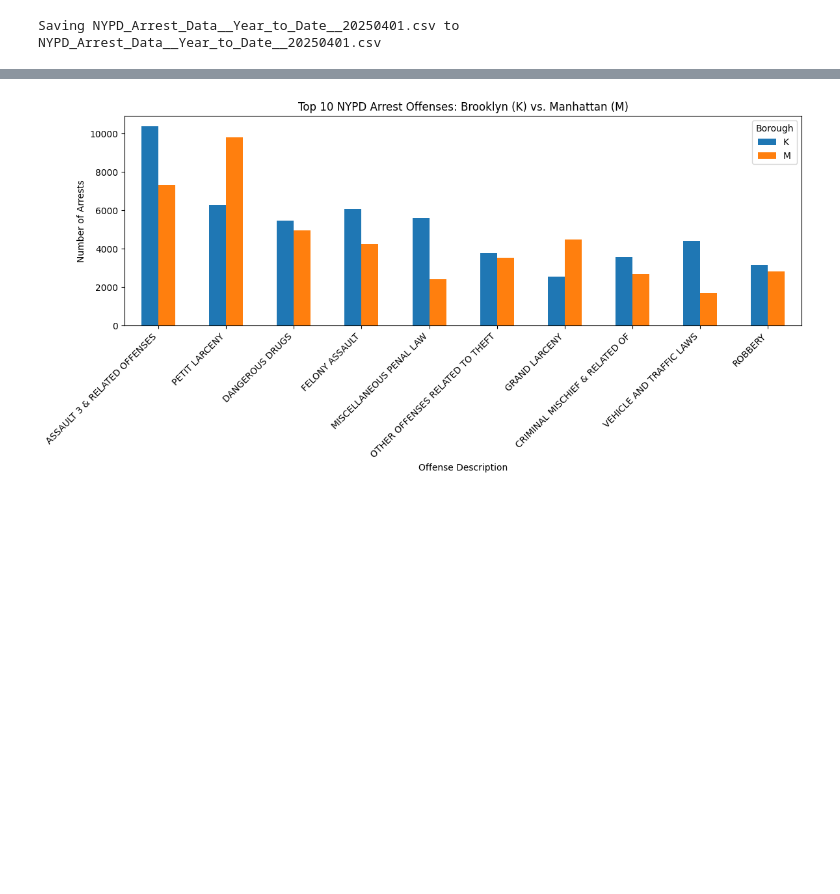
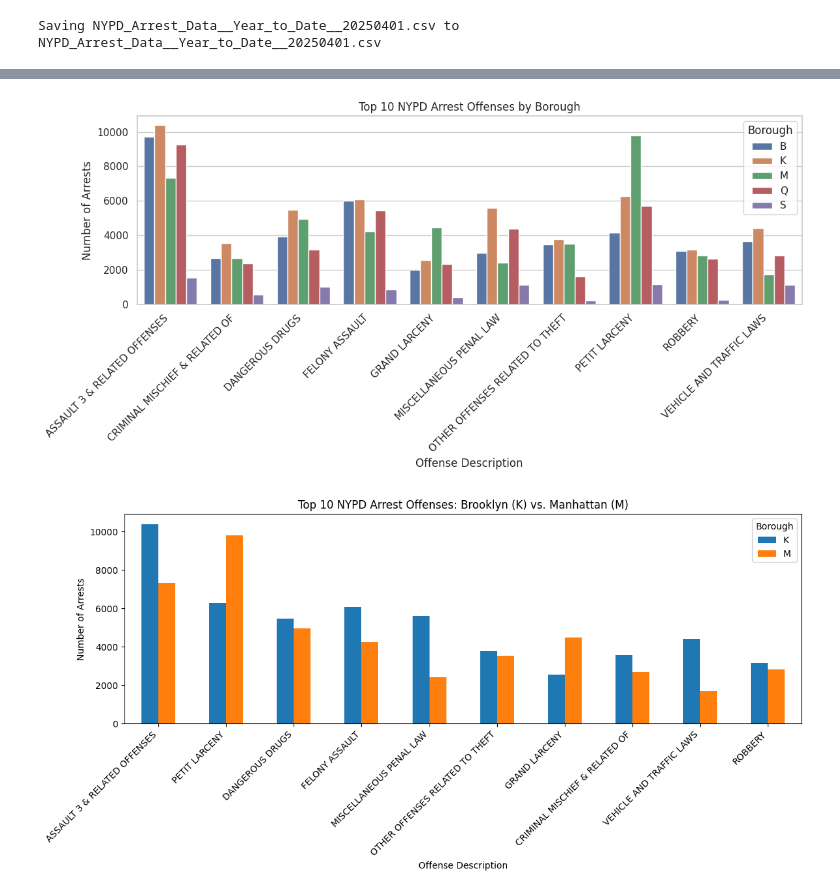
Before and after one commit to mpatel5/FoundationsOfDataScience, a Jupyter notebook: PythonProject3.ipynb, the cells around one changed output, grey strips where cells are left out. Saved outputs shown, nothing was run; the diff lists cells and outputs as text; code cells hidden in the pictures; blank space fills up the shorter version.

```diff
--- a/PythonProject3.ipynb
+++ b/PythonProject3.ipynb
@@ -38,6 +38,23 @@ offense_pivot = offense_counts.pivot(index="OFNS_DESC", columns="ARREST_BORO", v
 # Add total and sort by overall frequency
 offense_pivot["Total"] = offense_pivot.sum(axis=1)
 offense_pivot_sorted = offense_pivot.sort_values(by="Total", ascending=False)
+# %%
+# Visualization - Top 10 offenses across all boroughs
+df_all_clean = df[df["OFNS_DESC"].notna() & (df["OFNS_DESC"] != "")]
+top_10_all = df_all_clean['OFNS_DESC'].value_counts().head(10).index.tolist()
+df_top_10_all = df_all_clean[df_all_clean['OFNS_DESC'].isin(top_10_all)]
+top_10_borough_counts = df_top_10_all.groupby(['OFNS_DESC', 'ARREST_BORO']).size().reset_index(name='Count')
+plt.figure(figsize=(12, 6))
+sns.barplot(data=top_10_borough_counts, x='OFNS_DESC', y='Count', hue='ARREST_BORO')
+plt.title("Top 10 NYPD Arrest Offenses by Borough")
+plt.xlabel("Offense Description")
+plt.ylabel("Number of Arrests")
+plt.xticks(rotation=45, ha='right')
+plt.legend(title="Borough")
+plt.tight_layout()
+plt.show()
+# %% [output]
+[figure, added]
 # %%
 # Visualization - Top 10 offenses
 top_10 = offense_pivot_sorted.head(10)[["K", "M"]]  # K = Brooklyn, M = Manhattan
```
